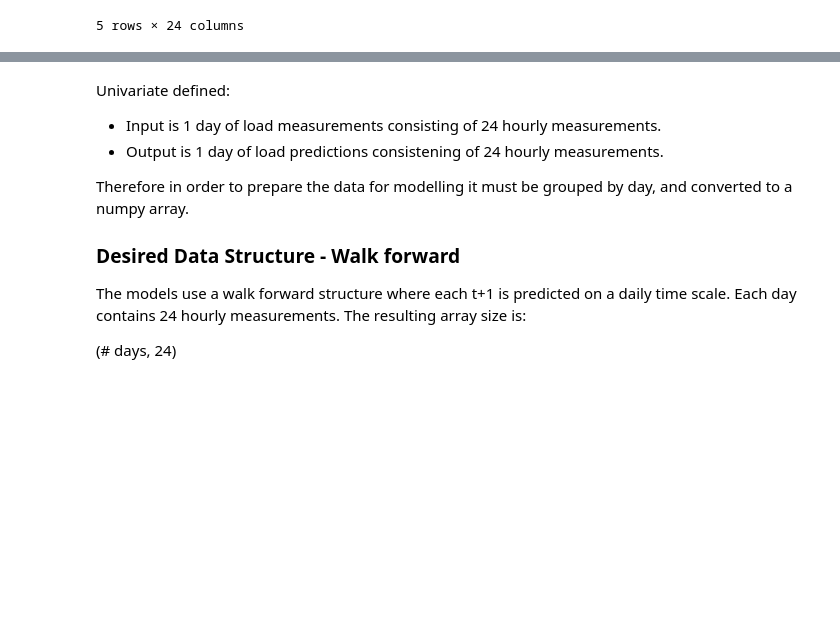
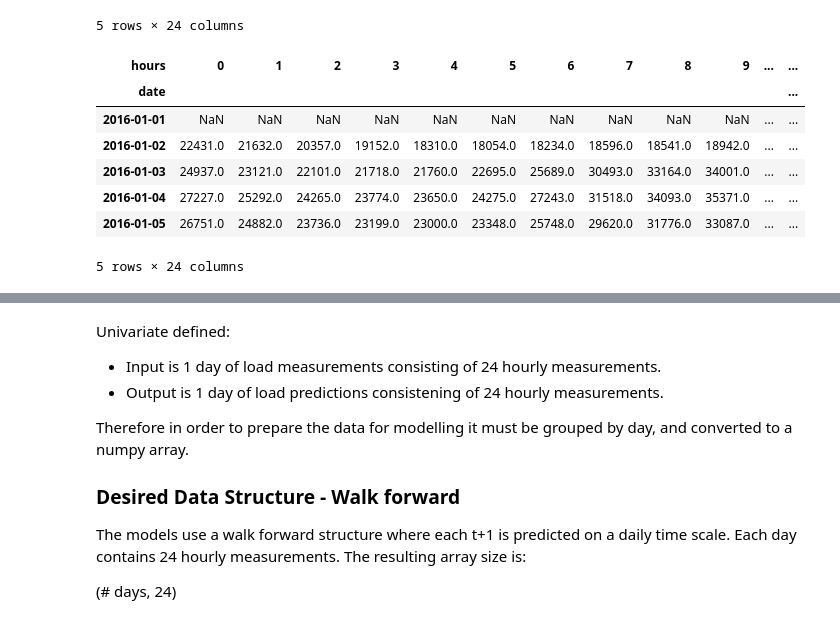
Before and after one commit to kolasniwash/short-term-energy-demand-forecasting, a Jupyter notebook: univariate_naive_model_preprocessing.ipynb, the cells around one changed output, grey strips where cells are left out. Drawn from its saved outputs; the diff is of its cells as text; code cells hidden in the pictures; blank space fills up the shorter version.

```diff
--- a/univariate_naive_model_preprocessing.ipynb
+++ b/univariate_naive_model_preprocessing.ipynb
@@ -118,3 +120,16 @@ loads_processed.head()
 | 2016-01-04 | 26751.0 | 24882.0 | 23736.0 | 23199.0 | 23000.0 | 23348.0 | 25748.0 | 29620.0 | 31776.0 | 33087.0 | ... | ... |
 | 2016-01-05 | 23642.0 | 21990.0 | 20629.0 | 19865.0 | 19446.0 | 19248.0 | 19296.0 | 18956.0 | 20072.0 | 21911.0 | ... | ... |
 5 rows × 24 columns
+# %%
+h0_p = loads_processed.iloc[:,0]
+loads_shifted = loads_processed.shift(1)
+loads_shifted.head()
+# %% [output]
+| hours | 0 | 1 | 2 | 3 | 4 | 5 | 6 | 7 | 8 | 9 | ... | ... |
+| date |  |  |  |  |  |  |  |  |  |  |  | ... |
+| 2016-01-01 | NaN | NaN | NaN | NaN | NaN | NaN | NaN | NaN | NaN | NaN | ... | ... |
+| 2016-01-02 | 22431.0 | 21632.0 | 20357.0 | 19152.0 | 18310.0 | 18054.0 | 18234.0 | 18596.0 | 18541.0 | 18942.0 | ... | ... |
+| 2016-01-03 | 24937.0 | 23121.0 | 22101.0 | 21718.0 | 21760.0 | 22695.0 | 25689.0 | 30493.0 | 33164.0 | 34001.0 | ... | ... |
+| 2016-01-04 | 27227.0 | 25292.0 | 24265.0 | 23774.0 | 23650.0 | 24275.0 | 27243.0 | 31518.0 | 34093.0 | 35371.0 | ... | ... |
+| 2016-01-05 | 26751.0 | 24882.0 | 23736.0 | 23199.0 | 23000.0 | 23348.0 | 25748.0 | 29620.0 | 31776.0 | 33087.0 | ... | ... |
+5 rows × 24 columns
```
Also changed, not shown: parts of 3 cells of this notebook.
